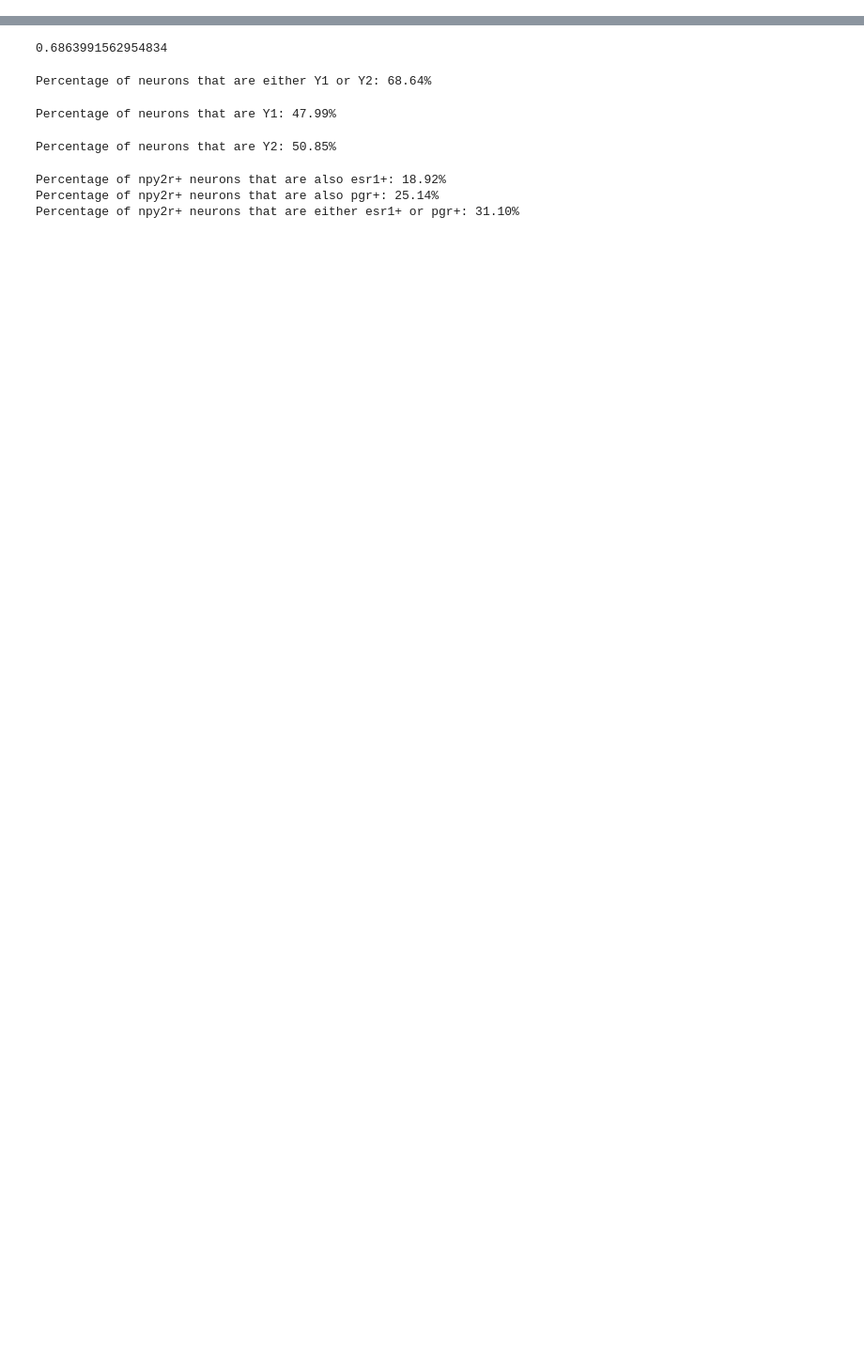
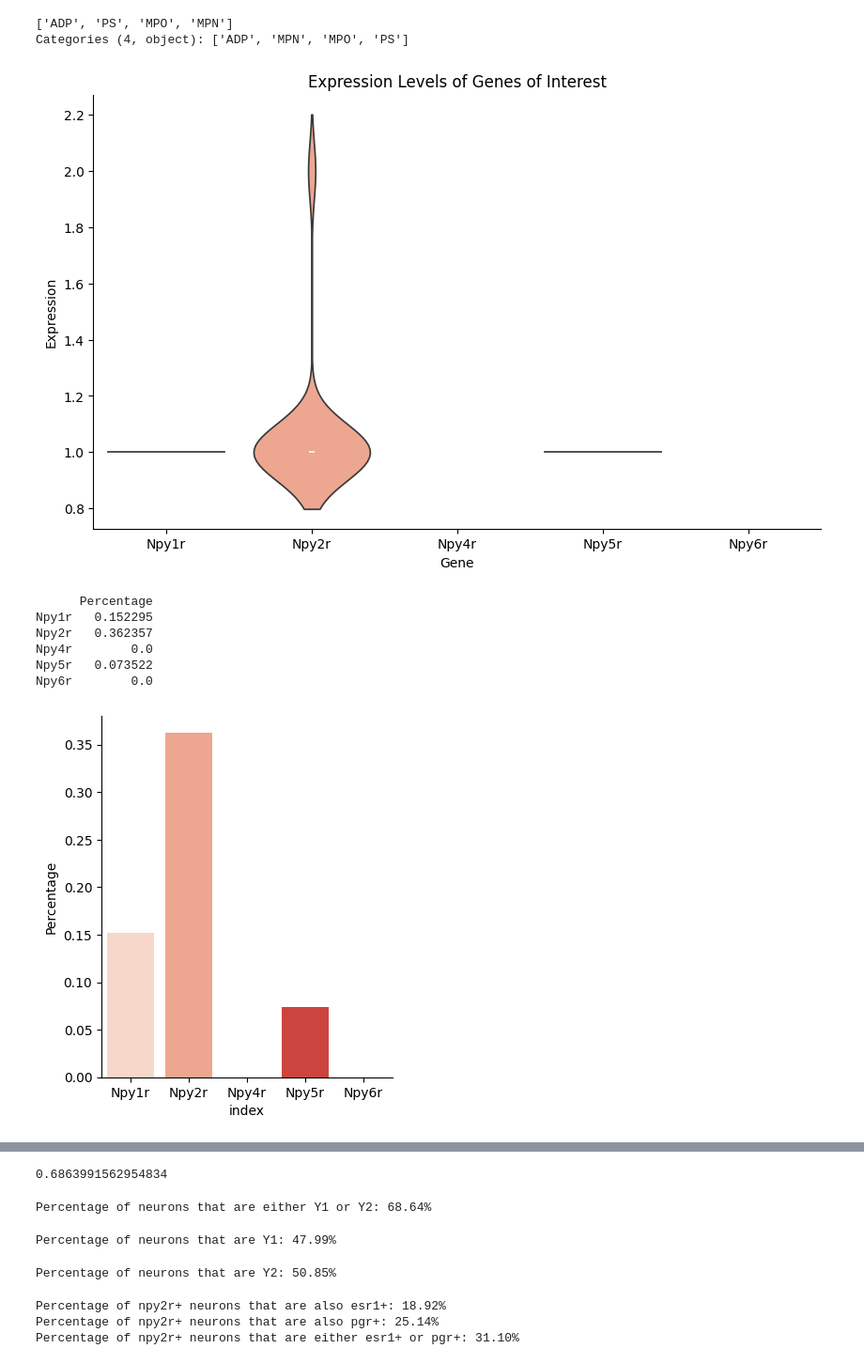
Before and after one commit to FrancisCrickInstitute/negative_parental_switch, a Jupyter notebook: NPW_hormone/transcriptormics _merfish/merfish_analysis.ipynb, the cells around one changed output, grey strips where cells are left out. Shown: that part at 94% size. Drawn from its saved outputs; the diff is of its cells as text; code cells hidden in the pictures; blank space fills up the shorter version.

Commit message:
update_merfish_analysis add transcriptomic data

```diff
--- a/NPW_hormone/transcriptormics _merfish/merfish_analysis.ipynb
+++ b/NPW_hormone/transcriptormics _merfish/merfish_analysis.ipynb
@@ -7,0 +19,17 @@ import seaborn as sns
+# %%
+# Directory where original h5ad files are stored
+data_dir = "/Users/caom/Downloads/All_Pucks_h5ad"
+
+# File to store the list of processed filenames
+checkpoint_file_path = "/Users/caom/Downloads/processed_filenames.txt"
+
+# Create the checkpoint file if it does not exist
+if not os.path.exists(checkpoint_file_path):
+    with open(checkpoint_file_path, 'w') as f:
+        pass  # Just create the file if it doesn't exist
+# %%
+
+def load_processed_filenames(checkpoint_path):
+    with open(checkpoint_path, 'r') as file:
+        processed_filenames = {line.strip() for line in file}
+    return processed_filenames
@@ -7,0 +143,9 @@ import seaborn as sns
+# %%
+if filtered_datasets:
+    all_filtered_data = sc.concat(filtered_datasets, join='outer')
+    # all_filtered_data = anndata.concat(filtered_datasets, join='outer')
+    logging.info("Concatenated data shape: " + str(all_filtered_data.shape))
+    # Save the concatenated data to a file
+    all_filtered_data.write_h5ad('/Users/caom/Downloads/final_concatenated_data.h5ad')
+else:
+    logging.info("No data found with the specified CCF_acronyms.")
@@ -7,0 +154,2 @@ import seaborn as sns
+# %%
+data = all_filtered_data
@@ -7,0 +212,6 @@ import seaborn as sns
+# %%
+print(neuron_data.obs['CCF_acronym'].unique())
+# genes_of_interest = ['Npy1r', 'Npy2r', 'Npy4r', 'Npy5r']
+# %% [output]
+['ADP', 'PS', 'MPO', 'MPN']
+Categories (4, object): ['ADP', 'MPN', 'MPO', 'PS']
@@ -7,0 +338,16 @@ import seaborn as sns
+# %%
+genes_of_interest = ['Npy1r', 'Npy2r', 'Npy4r', 'Npy5r', 'Npy6r']
+hormone_genes = ['Esr1', 'Pgr']
+
+non_zero = plot_gene_expression(neuron_data, genes_of_interest)
+plot_percentage_expressed(neuron_data, genes_of_interest)
+coexpression = calculate_coexpression(neuron_data, genes_of_interest, hormone_genes)
+# %% [output]
+[figure, added]
+      Percentage
+Npy1r   0.152295
+Npy2r   0.362357
+Npy4r        0.0
+Npy5r   0.073522
+Npy6r        0.0
+[figure, added]
```
Also changed, not shown: parts of 15 cells of this notebook, 7 other files.
